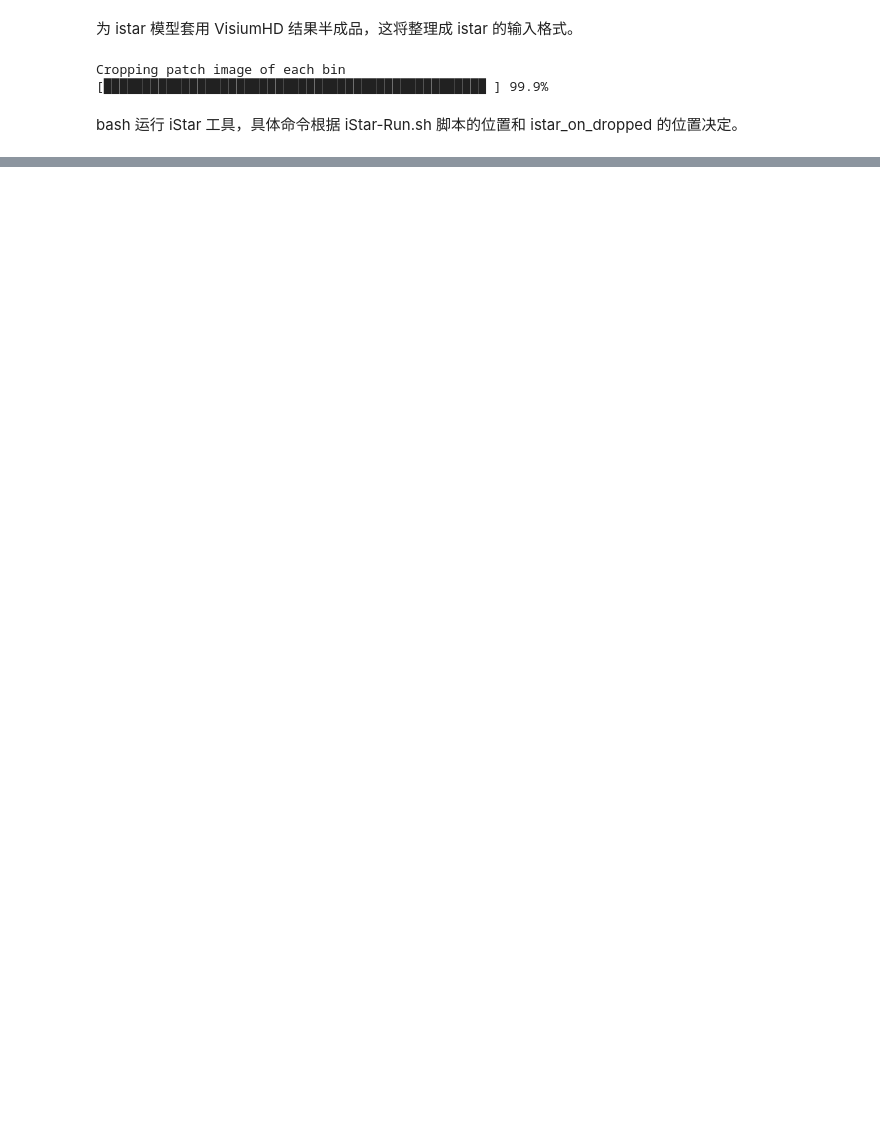
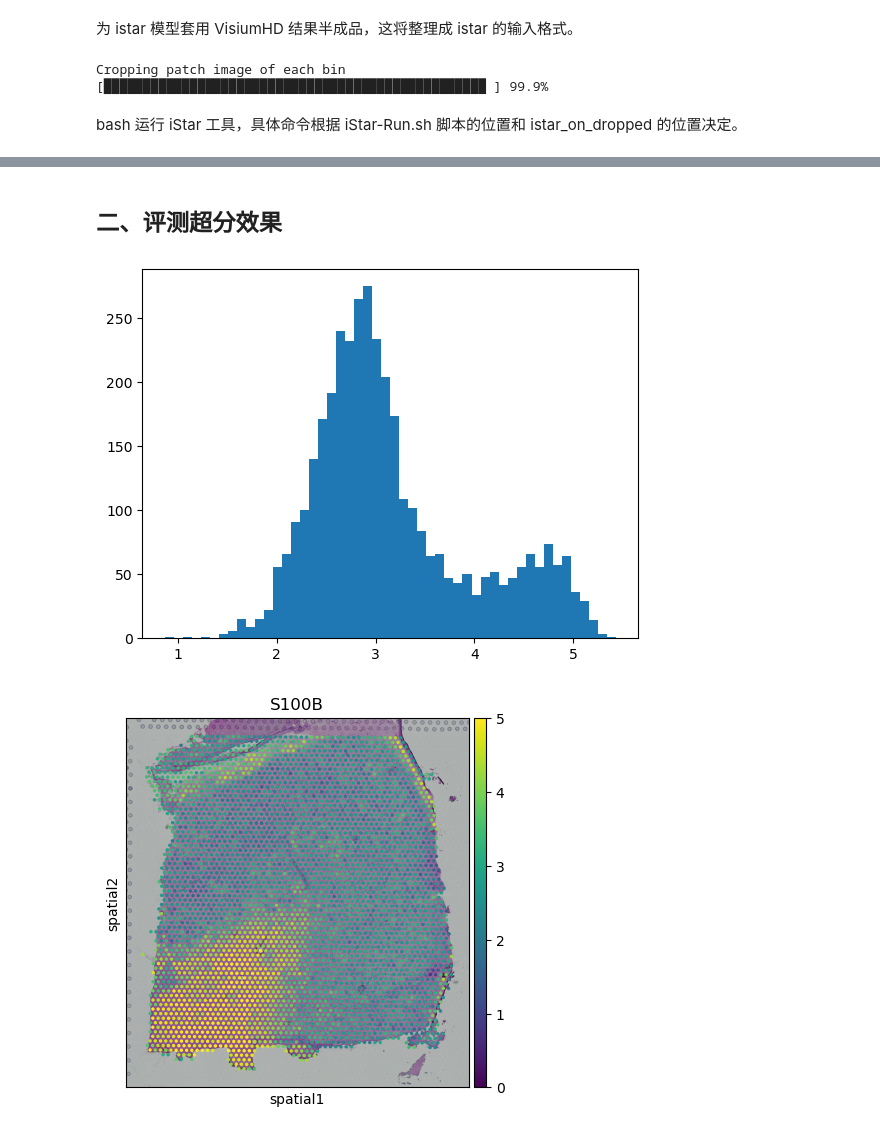
Before and after one commit to Yirios/SuperResolvedST-Pipline, a Jupyter notebook: analyses/Drop_Visium.ipynb, the cells around one changed output, grey strips where cells are left out. Drawn from its saved outputs; the diff is of its cells as text; code cells hidden in the pictures; blank space fills up the shorter version.

```diff
--- a/analyses/Drop_Visium.ipynb
+++ b/analyses/Drop_Visium.ipynb
@@ -172,0 +218,2 @@ Merge the gene expression from bins to the spot
+# %% [markdown]
+## 二、评测超分效果
@@ -172,0 +229,24 @@ Merge the gene expression from bins to the spot
+# %%
+raw_adata = ad.read_h5ad("raw_DLPFC.h5ad")
+dropped_adata = ad.read_h5ad("dropped_DLPFC.h5ad")
+super_adata = ad.read_h5ad("superDLPFC.h5ad")
+# %%
+gene_name = "S100B"  # 替换为你要可视化的基因名
+adata = super_adata[super_adata.obs['in_tissue']==1]
+sc.pp.normalize_total(adata, target_sum=1e4)
+sc.pp.log1p(adata)
+
+# 绘制表达分布直方图
+plt.hist(adata[:, gene_name].X.toarray().flatten(), bins=50)
+plt.show()
+# 绘制空间散点图
+sc.pl.spatial(
+    adata,
+    color=gene_name,
+    vmin=0,   # 最小值
+    vmax=5,   # 最大值
+    color_map="viridis"
+)
+# %% [output]
+[figure, added]
+[figure, added]
```
Also changed, not shown: parts of 40 cells of this notebook, 6 other files.
